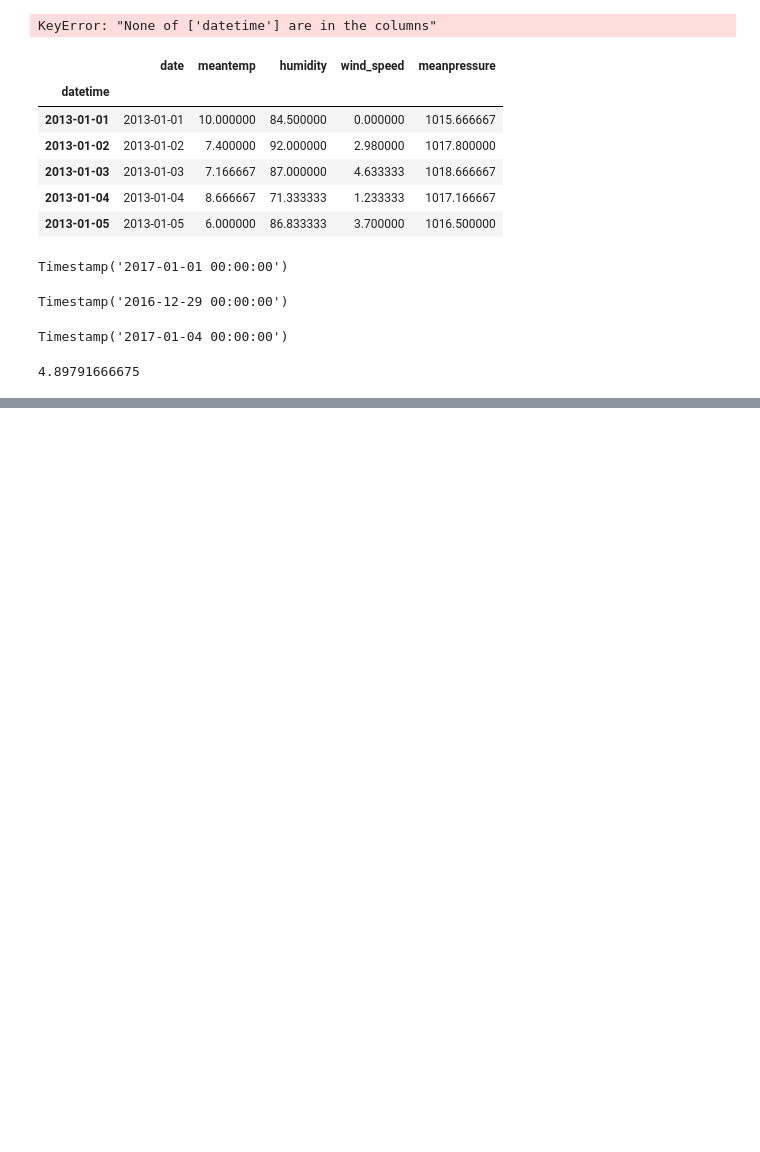
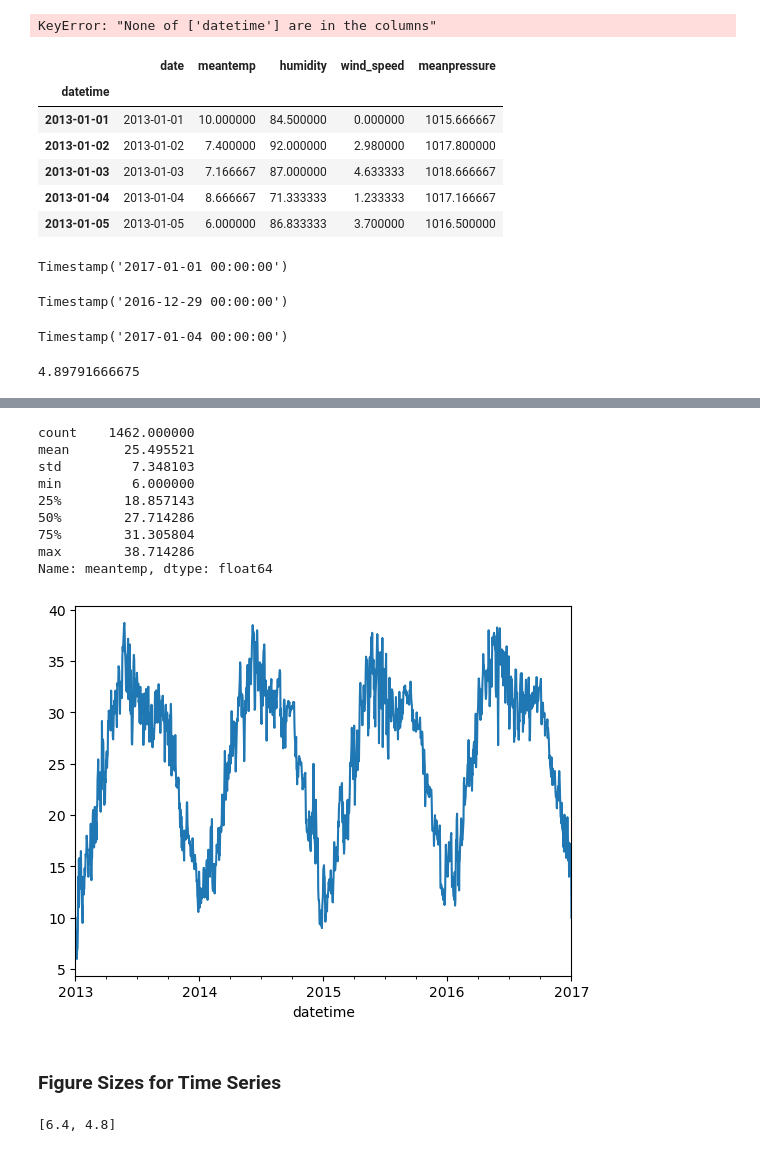
Before and after one commit to EhLeeOod/time-series, a Jupyter notebook: PRACTICE.ipynb, the cells around one changed output, grey strips where cells are left out. Cells and saved outputs as stored; diff of their text form; code cells hidden in the pictures; blank space fills up the shorter version.

Commit message:
create time series visualizations

```diff
--- a/PRACTICE.ipynb
+++ b/PRACTICE.ipynb
@@ -205,0 +212,4 @@ mean_windspeed
+# %%
+# create df 'ts' from meantemp column in existing df
+ts = df['meantemp'].copy()
+ts
@@ -205,0 +230,24 @@ mean_windspeed
+# %%
+# create simpe plot of mean temp by date
+ax = ts.plot()
+# %% [output]
+count    1462.000000
+mean       25.495521
+std         7.348103
+min         6.000000
+25%        18.857143
+50%        27.714286
+75%        31.305804
+max        38.714286
+Name: meantemp, dtype: float64
+[figure, added]
+# %% [markdown]
+### Figure Sizes for Time Series
+# %%
+# import plt
+import matplotlib.pyplot as plt
+
+# verify default plt dimensions for parameters
+plt.rcParams['figure.figsize']
+# %% [output]
+[6.4, 4.8]
```
Also changed, not shown: parts of 8 cells of this notebook.
